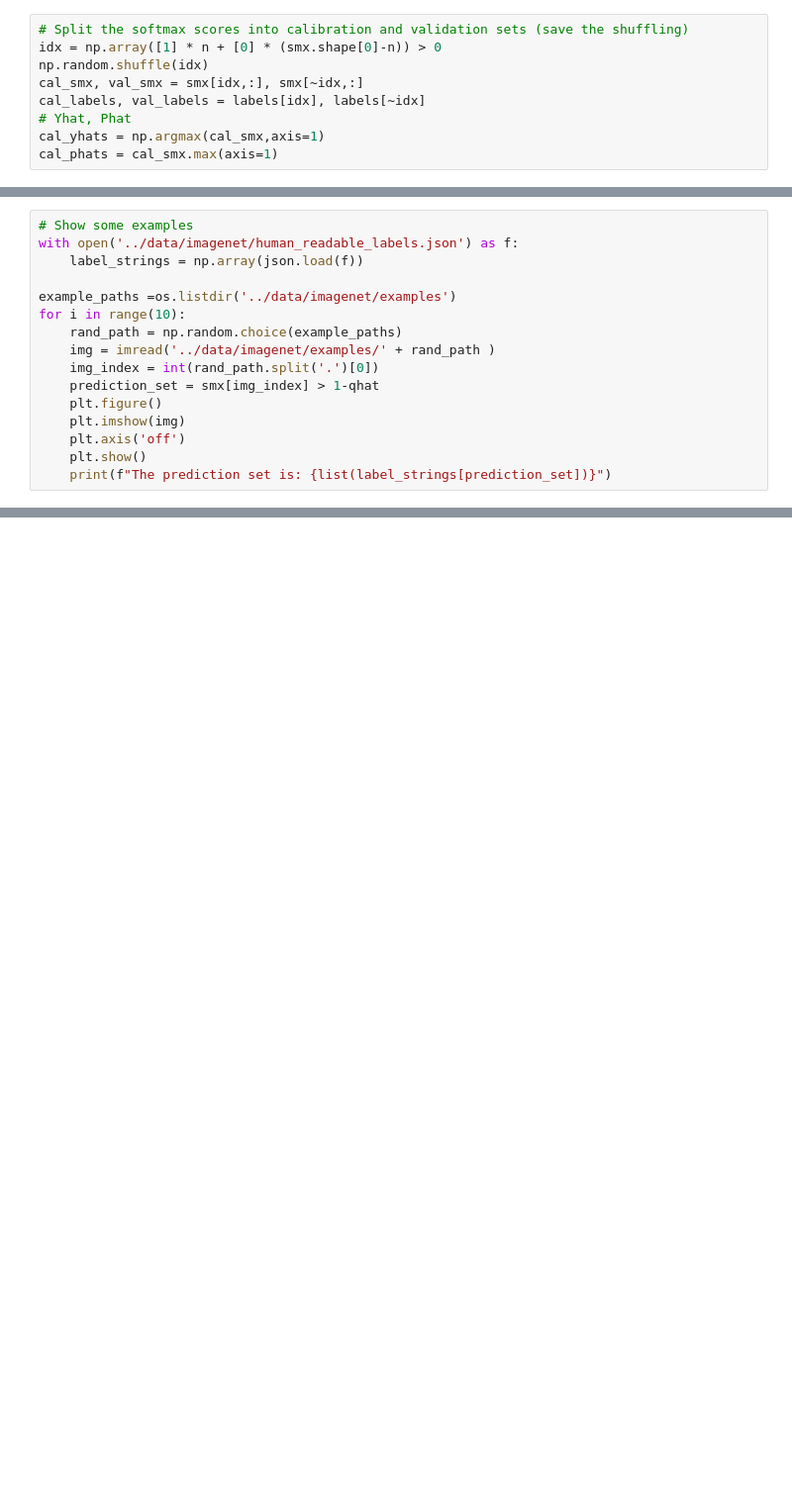
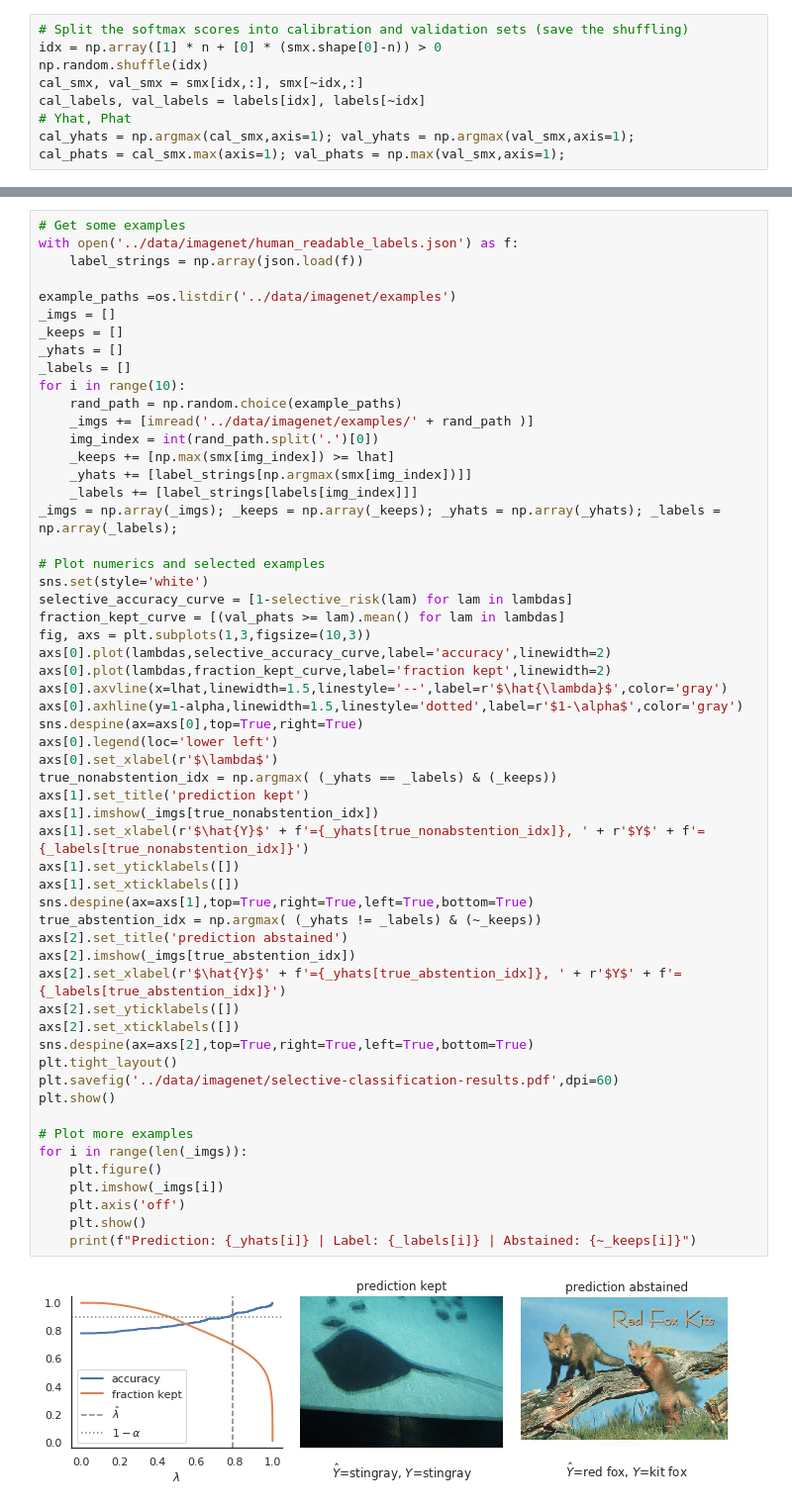
Before and after one commit to aangelopoulos/conformal-prediction, a Jupyter notebook: notebooks/imagenet-selective-classification.ipynb, the cells around one changed output, grey strips where cells are left out. Shown at 99% size. Saved outputs shown, nothing was run; the diff lists cells and outputs as text; blank space fills up the shorter version.

Commit message:
[imagenet selective classification complete]

```diff
--- a/notebooks/imagenet-selective-classification.ipynb
+++ b/notebooks/imagenet-selective-classification.ipynb
@@ -27,8 +29,8 @@ np.random.shuffle(idx)
 cal_smx, val_smx = smx[idx,:], smx[~idx,:]
 cal_labels, val_labels = labels[idx], labels[~idx]
 # Yhat, Phat
-cal_yhats = np.argmax(cal_smx,axis=1)
-cal_phats = cal_smx.max(axis=1)
+cal_yhats = np.argmax(cal_smx,axis=1); val_yhats = np.argmax(val_smx,axis=1);
+cal_phats = cal_smx.max(axis=1); val_phats = np.max(val_smx,axis=1);
 # %%
 # Define selective risk
 def selective_risk(lam): return (cal_yhats[cal_phats >= lam] != cal_labels[cal_phats >= lam]).sum()/(cal_phats >= lam).sum()
@@ -47,16 +45,0 @@ The empirical coverage is: 0.8916530612244898
-# %%
-# Show some examples
-with open('../data/imagenet/human_readable_labels.json') as f:
-    label_strings = np.array(json.load(f))
-
-example_paths =os.listdir('../data/imagenet/examples')
-for i in range(10):
-    rand_path = np.random.choice(example_paths)
-    img = imread('../data/imagenet/examples/' + rand_path )
-    img_index = int(rand_path.split('.')[0])
-    prediction_set = smx[img_index] > 1-qhat
-    plt.figure()
-    plt.imshow(img)
-    plt.axis('off')
-    plt.show()
-    print(f"The prediction set is: {list(label_strings[prediction_set])}")
@@ -76,0 +58,58 @@ The prediction set is: ['church']
+# %%
+# Get some examples
+with open('../data/imagenet/human_readable_labels.json') as f:
+    label_strings = np.array(json.load(f))
+
+example_paths =os.listdir('../data/imagenet/examples')
+_imgs = []
+_keeps = []
+_yhats = []
+_labels = []
+for i in range(10):
+    rand_path = np.random.choice(example_paths)
+    _imgs += [imread('../data/imagenet/examples/' + rand_path )]
+    img_index = int(rand_path.split('.')[0])
+    _keeps += [np.max(smx[img_index]) >= lhat]
+    _yhats += [label_strings[np.argmax(smx[img_index])]]
+    _labels += [label_strings[labels[img_index]]]
+_imgs = np.array(_imgs); _keeps = np.array(_keeps); _yhats = np.array(_yhats); _labels = np.array(_labels);
+
+# Plot numerics and selected examples
+sns.set(style='white')
+selective_accuracy_curve = [1-selective_risk(lam) for lam in lambdas]
+fraction_kept_curve = [(val_phats >= lam).mean() for lam in lambdas]
+fig, axs = plt.subplots(1,3,figsize=(10,3))
+axs[0].plot(lambdas,selective_accuracy_curve,label='accuracy',linewidth=2)
+axs[0].plot(lambdas,fraction_kept_curve,label='fraction kept',linewidth=2)
+axs[0].axvline(x=lhat,linewidth=1.5,linestyle='--',label=r'$\hat{\lambda}$',color='gray')
+axs[0].axhline(y=1-alpha,linewidth=1.5,linestyle='dotted',label=r'$1-\alpha$',color='gray')
+sns.despine(ax=axs[0],top=True,right=True)
+axs[0].legend(loc='lower left')
+axs[0].set_xlabel(r'$\lambda$')
+true_nonabstention_idx = np.argmax( (_yhats == _labels) & (_keeps))
+axs[1].set_title('prediction kept')
+axs[1].imshow(_imgs[true_nonabstention_idx])
+axs[1].set_xlabel(r'$\hat{Y}$' + f'={_yhats[true_nonabstention_idx]}, ' + r'$Y$' + f'={_labels[true_nonabstention_idx]}')
+axs[1].set_yticklabels([])
+axs[1].set_xticklabels([])
+sns.despine(ax=axs[1],top=True,right=True,left=True,bottom=True)
+true_abstention_idx = np.argmax( (_yhats != _labels) & (~_keeps))
+axs[2].set_title('prediction abstained')
+axs[2].imshow(_imgs[true_abstention_idx])
+axs[2].set_xlabel(r'$\hat{Y}$' + f'={_yhats[true_abstention_idx]}, ' + r'$Y$' + f'={_labels[true_abstention_idx]}')
+axs[2].set_yticklabels([])
+axs[2].set_xticklabels([])
+sns.despine(ax=axs[2],top=True,right=True,left=True,bottom=True)
+plt.tight_layout()
+plt.savefig('../data/imagenet/selective-classification-results.pdf',dpi=60)
+plt.show()
+
+# Plot more examples
+for i in range(len(_imgs)):
+    plt.figure()
+    plt.imshow(_imgs[i])
+    plt.axis('off')
+    plt.show()
+    print(f"Prediction: {_yhats[i]} | Label: {_labels[i]} | Abstained: {~_keeps[i]}")
+# %% [output]
+[figure, added]
```
Also changed, not shown: parts of 8 cells of this notebook.
